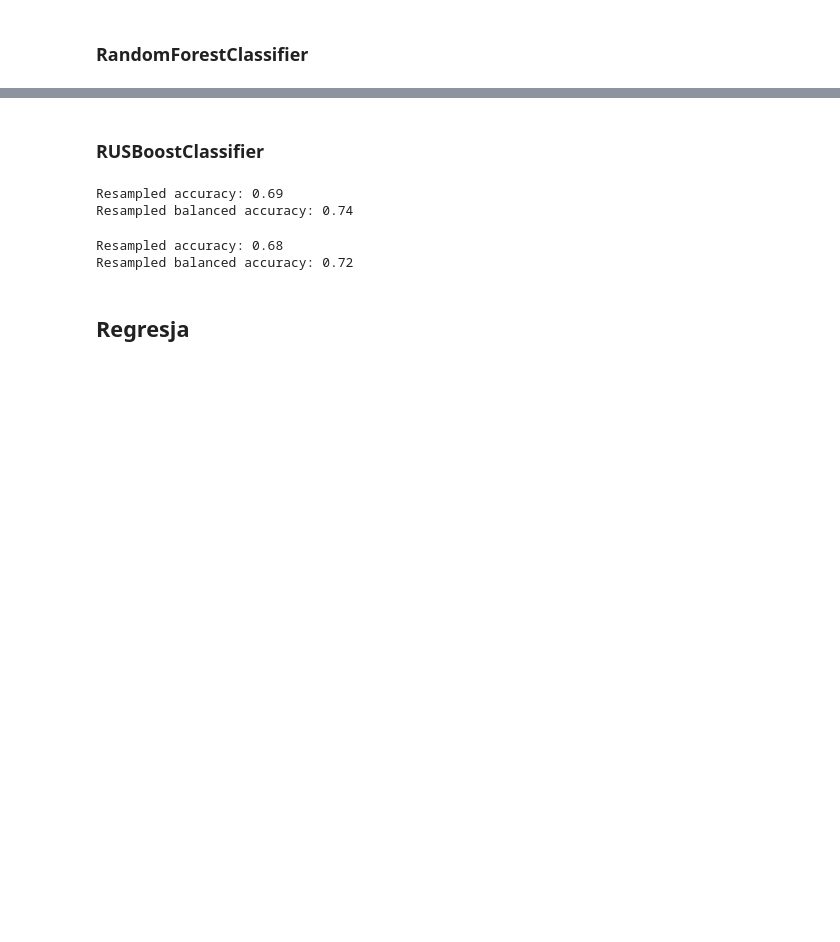
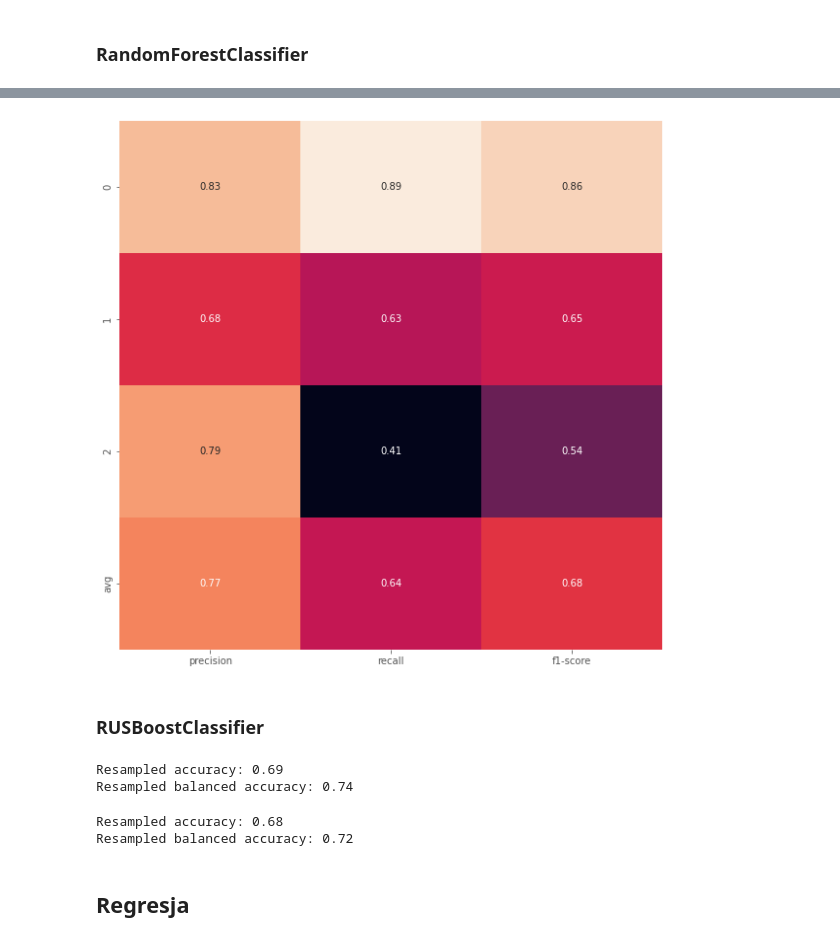
Before and after one commit to Walczi123/Projekt_Przetwarzanie_Danych, a Jupyter notebook: classification_and_regression_global.ipynb, the cells around one changed output, grey strips where cells are left out. Saved outputs shown, nothing was run; the diff lists cells and outputs as text; code cells hidden in the pictures; blank space fills up the shorter version.

```diff
--- a/classification_and_regression_global.ipynb
+++ b/classification_and_regression_global.ipynb
@@ -109,3 +116,8 @@ print(f"4. Accuracy KFold {err4}")
+# %%
+predicted = scores3['estimator'][scores3['test_score'].argmax()].predict(X_test)
+plot_classification_report(y_test, predicted)
+# %% [output]
+[figure, added]
 # %% [markdown]
 ### RUSBoostClassifier
 # %%
```
Also changed, not shown: parts of 9 cells of this notebook, 1 other file.
